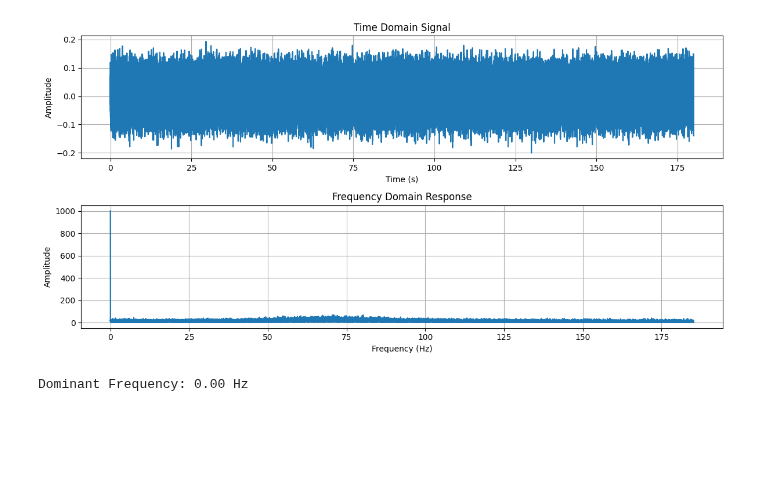
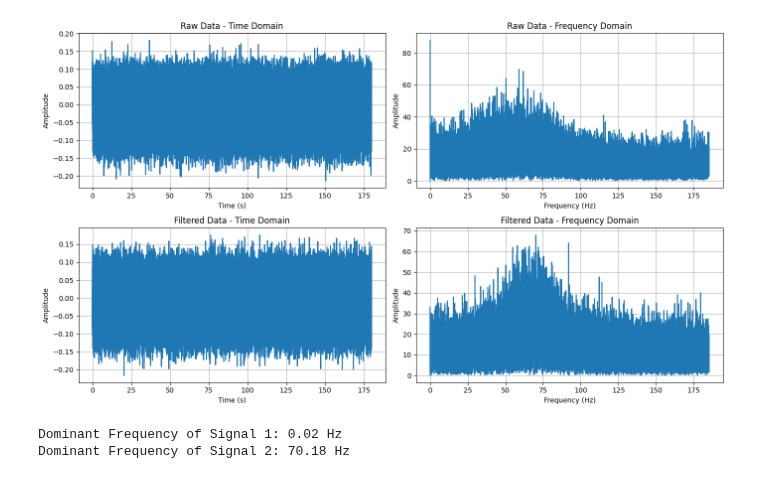
Before and after one commit to SIDDHARTH-S-001/openai_gym_experiments, a Jupyter notebook: sensors/imu/mpu_fft.ipynb, the cells around one changed output. Drawn from its saved outputs; the diff is of its cells as text; code cells hidden in the pictures; blank space fills up the shorter version.

```diff
--- a/sensors/imu/mpu_fft.ipynb
+++ b/sensors/imu/mpu_fft.ipynb
@@ -30,31 +31,61 @@ positive_magnitude = Y_magnitude[:N // 2]
+# %%
+# File paths for the two signals
+file1 = r'D:\Onedrive\experiments\experiments\matlab\control_systems\mpu_data_gz.xlsx'
+file2 = r'D:\Onedrive\experiments\experiments\matlab\control_systems\mpu_data_gz_5Hz_LPF.xlsx'
+
+# Parameters
+total_time = 180  # Total time in seconds
+
+# Process both signals
+signal1, freqs1, mag1, dt1 = process_fft(file1, total_time)
+signal2, freqs2, mag2, dt2 = process_fft(file2, total_time)
+
+# Generate time vectors for both signals
+time1 = np.linspace(0, total_time, len(signal1))
+time2 = np.linspace(0, total_time, len(signal2))
 # %%
-# Plot time domain signal
-time = np.linspace(0, total_time, N)  # Generate time vector
-plt.figure(figsize=(12, 6))
-plt.subplot(2, 1, 1)
-plt.plot(time, signal)
-plt.title('Time Domain Signal')
+# Plot results for Signal 1
+plt.figure(figsize=(14, 8))
+plt.subplot(2, 2, 1)
+plt.plot(time1, signal1)
+plt.title('Raw Data - Time Domain')
 plt.xlabel('Time (s)')
 plt.ylabel('Amplitude')
 plt.grid(True)
 
-# Plot frequency domain response
-plt.subplot(2, 1, 2)
-plt.plot(positive_freqs, positive_magnitude)
-plt.title('Frequency Domain Response')
+plt.subplot(2, 2, 2)
+plt.plot(freqs1, mag1)
+plt.title('Raw Data - Frequency Domain')
 plt.xlabel('Frequency (Hz)')
 plt.ylabel('Amplitude')
 plt.grid(True)
+
+# Plot results for Signal 2
+plt.subplot(2, 2, 3)
+plt.plot(time2, signal2)
+plt.title('Filtered Data - Time Domain')
+plt.xlabel('Time (s)')
+plt.ylabel('Amplitude')
+plt.grid(True)
+
+plt.subplot(2, 2, 4)
+plt.plot(freqs2, mag2)
+plt.title('Filtered Data - Frequency Domain')
+plt.xlabel('Frequency (Hz)')
+plt.ylabel('Amplitude')
+plt.grid(True)
+
 plt.tight_layout()
-
-# Display plots
 plt.show()
 # %% [output]
-[figure, old version]
+[figure, new version]
-# %%
-# Optional: Find dominant frequency
-dominant_freq_index = np.argmax(positive_magnitude)
-dominant_frequency = positive_freqs[dominant_freq_index]
-print(f"Dominant Frequency: {dominant_frequency:.2f} Hz")
-# %% [output]
-Dominant Frequency: 0.00 Hz
+# %%
+# Optional: Display dominant frequencies
+dominant_freq1 = freqs1[np.argmax(mag1)]
+dominant_freq2 = freqs2[np.argmax(mag2)]
+
+print(f"Dominant Frequency of Signal 1: {dominant_freq1:.2f} Hz")
+print(f"Dominant Frequency of Signal 2: {dominant_freq2:.2f} Hz")
+# %% [output]
+Dominant Frequency of Signal 1: 0.02 Hz
+Dominant Frequency of Signal 2: 70.18 Hz
```
Also changed, not shown: parts of 1 cell of this notebook.
